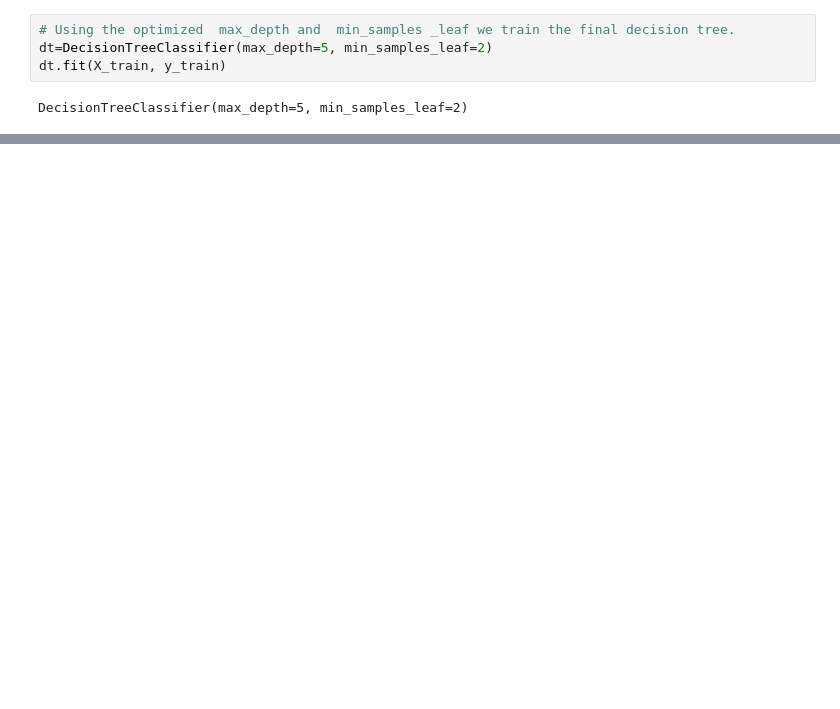
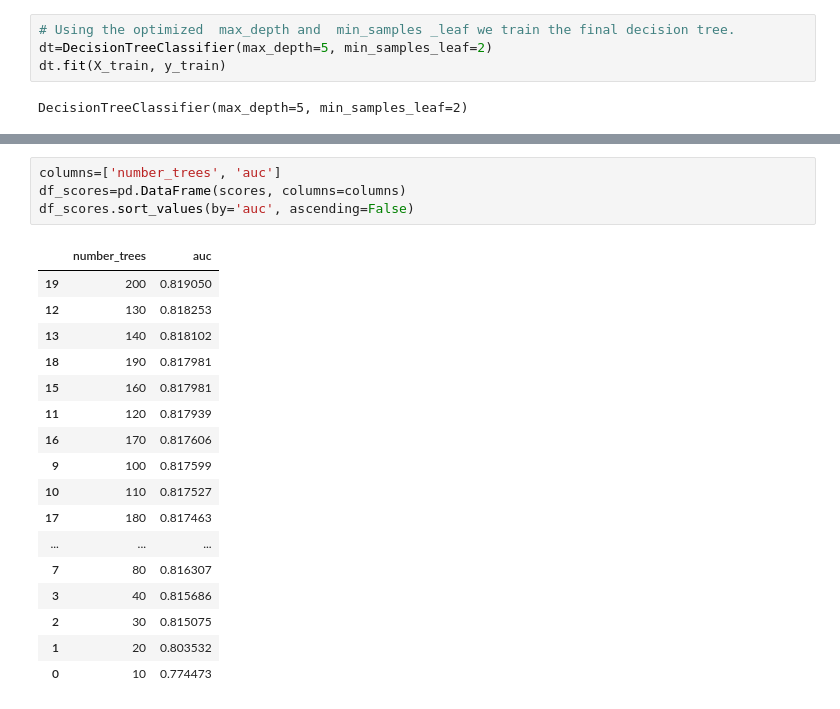
Before and after one commit to LeviScoffie/Credit_Scoring, a Jupyter notebook: scoring.ipynb, the cells around one changed output, grey strips where cells are left out. Cells and saved outputs as stored; diff of their text form; blank space fills up the shorter version.

```diff
--- a/scoring.ipynb
+++ b/scoring.ipynb
@@ -750,0 +794,22 @@ DecisionTreeClassifier(max_depth=5, min_samples_leaf=2)
+# %%
+columns=['number_trees', 'auc']
+df_scores=pd.DataFrame(scores, columns=columns)
+df_scores.sort_values(by='auc', ascending=False)
+# %% [output]
+|  | number_trees | auc |
+| 19 | 200 | 0.819050 |
+| 12 | 130 | 0.818253 |
+| 13 | 140 | 0.818102 |
+| 18 | 190 | 0.817981 |
+| 15 | 160 | 0.817981 |
+| 11 | 120 | 0.817939 |
+| 16 | 170 | 0.817606 |
+| 9 | 100 | 0.817599 |
+| 10 | 110 | 0.817527 |
+| 17 | 180 | 0.817463 |
+| ... | ... | ... |
+| 7 | 80 | 0.816307 |
+| 3 | 40 | 0.815686 |
+| 2 | 30 | 0.815075 |
+| 1 | 20 | 0.803532 |
+| 0 | 10 | 0.774473 |
```
Also changed, not shown: parts of 27 cells of this notebook.
